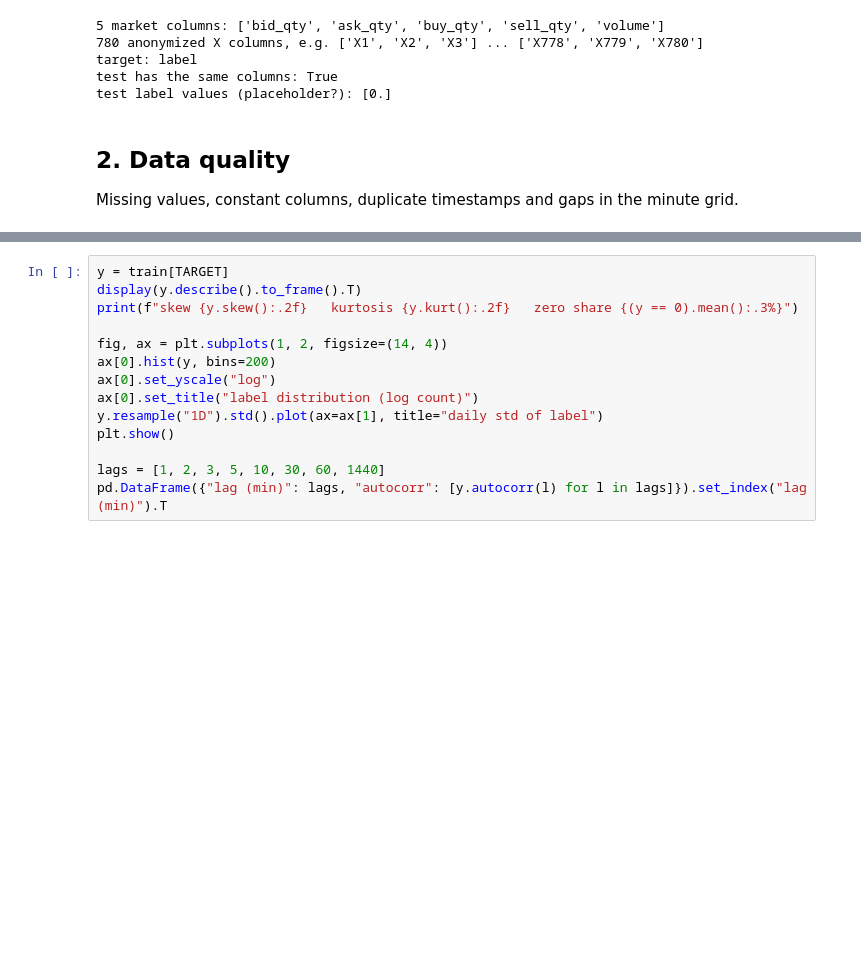
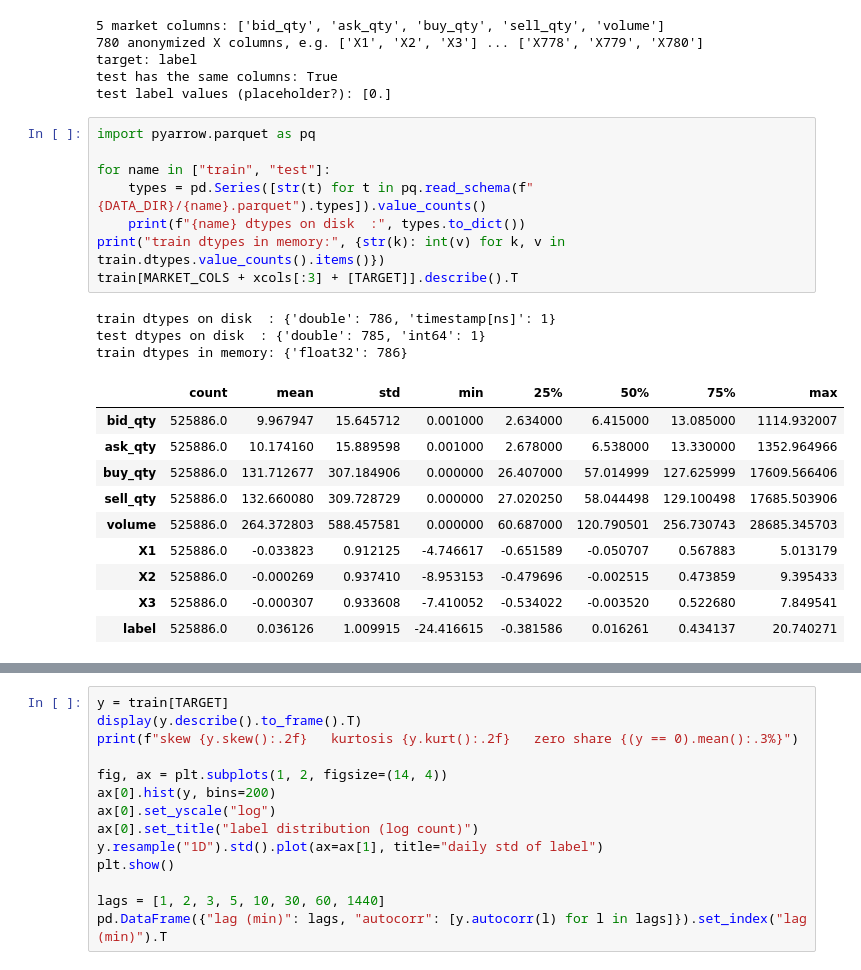
Before and after one commit to ceng313-2026/GROUP55_CENG313, a Jupyter notebook: assignment1_eda_baseline.ipynb, the cells around one changed output, grey strips where cells are left out. Drawn from its saved outputs; the diff is of its cells as text; blank space fills up the shorter version.

```diff
--- a/assignment1_eda_baseline.ipynb
+++ b/assignment1_eda_baseline.ipynb
@@ -92,10 +117,28 @@ print("test label values (placeholder?):", np.unique(test[TARGET])[:5])
 target: label
 test has the same columns: True
 test label values (placeholder?): [0.]
-# %% [markdown]
-## 2. Data quality
-
-Missing values, constant columns, duplicate timestamps and gaps in the minute grid.
+# %%
+import pyarrow.parquet as pq
+
+for name in ["train", "test"]:
+    types = pd.Series([str(t) for t in pq.read_schema(f"{DATA_DIR}/{name}.parquet").types]).value_counts()
+    print(f"{name} dtypes on disk  :", types.to_dict())
+print("train dtypes in memory:", {str(k): int(v) for k, v in train.dtypes.value_counts().items()})
+train[MARKET_COLS + xcols[:3] + [TARGET]].describe().T
+# %% [output]
+train dtypes on disk  : {'double': 786, 'timestamp[ns]': 1}
+test dtypes on disk  : {'double': 785, 'int64': 1}
+train dtypes in memory: {'float32': 786}
+|  | count | mean | std | min | 25% | 50% | 75% | max |
+| bid_qty | 525886.0 | 9.967947 | 15.645712 | 0.001000 | 2.634000 | 6.415000 | 13.085000 | 1114.932007 |
+| ask_qty | 525886.0 | 10.174160 | 15.889598 | 0.001000 | 2.678000 | 6.538000 | 13.330000 | 1352.964966 |
+| buy_qty | 525886.0 | 131.712677 | 307.184906 | 0.000000 | 26.407000 | 57.014999 | 127.625999 | 17609.566406 |
+| sell_qty | 525886.0 | 132.660080 | 309.728729 | 0.000000 | 27.020250 | 58.044498 | 129.100498 | 17685.503906 |
+| volume | 525886.0 | 264.372803 | 588.457581 | 0.000000 | 60.687000 | 120.790501 | 256.730743 | 28685.345703 |
+| X1 | 525886.0 | -0.033823 | 0.912125 | -4.746617 | -0.651589 | -0.050707 | 0.567883 | 5.013179 |
+| X2 | 525886.0 | -0.000269 | 0.937410 | -8.953153 | -0.479696 | -0.002515 | 0.473859 | 9.395433 |
+| X3 | 525886.0 | -0.000307 | 0.933608 | -7.410052 | -0.534022 | -0.003520 | 0.522680 | 7.849541 |
+| label | 525886.0 | 0.036126 | 1.009915 | -24.416615 | -0.381586 | 0.016261 | 0.434137 | 20.740271 |
 # %%
 na_train = train.isna().sum()
 print("train columns with NaN:", int((na_train > 0).sum()), "| NaN cells:", int(na_train.sum()))
```
Also changed, not shown: parts of 43 cells of this notebook, 6 other files.
